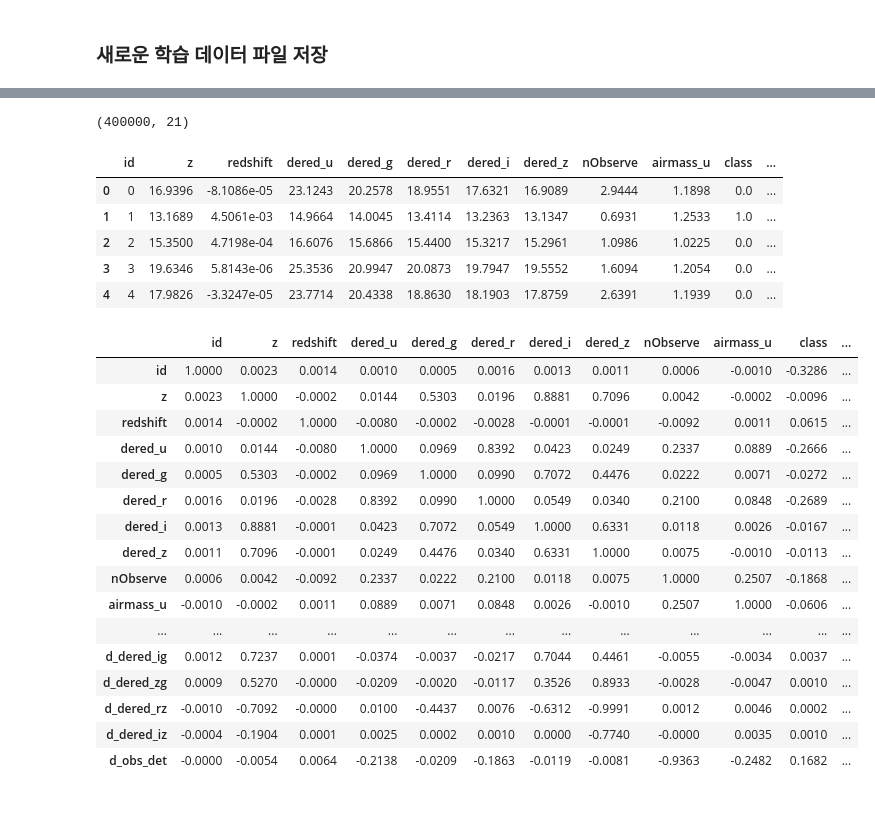
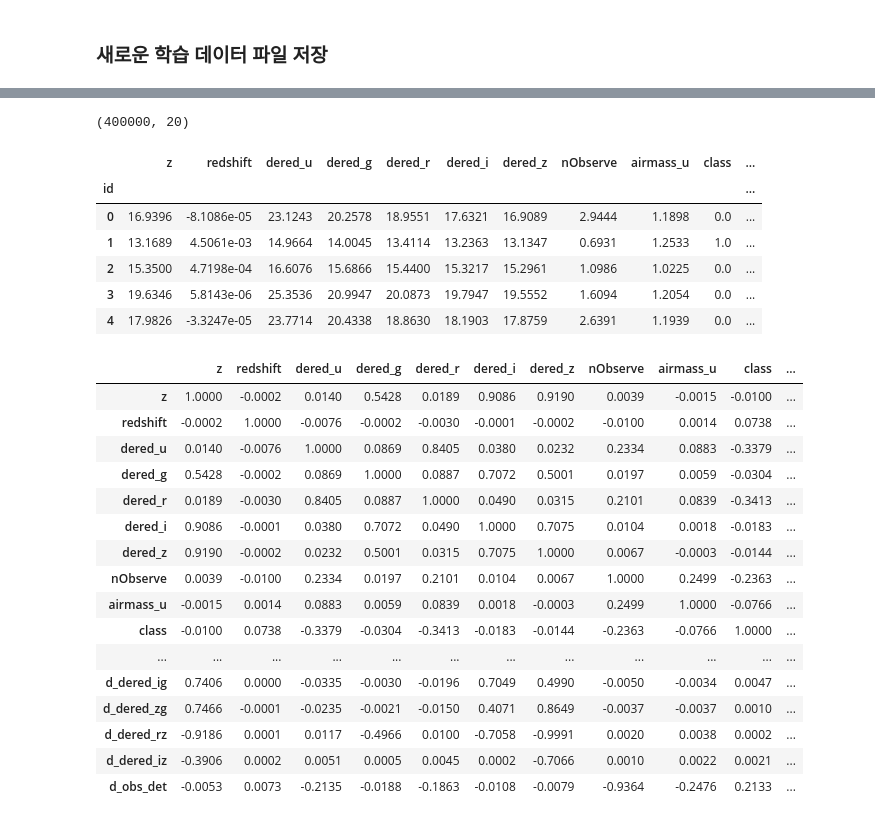
Before and after one commit to kaggler-tv/dku-kaggle-class, a Jupyter notebook: notebook/03-pandas-eda.ipynb, the cells around one changed output, grey strips where cells are left out. Cells and saved outputs as stored; diff of their text form; code cells hidden in the pictures.

```diff
--- a/notebook/03-pandas-eda.ipynb
+++ b/notebook/03-pandas-eda.ipynb
@@ -356,32 +355,33 @@ drwxr-xr-x  13 jeong  staff        416 Sep  6 22:22 ../
 # %%
-feature = pd.read_csv(feature_file)
+feature = pd.read_csv(feature_file, index_col=0)
 print(feature.shape)
 feature.head()
 # %% [output]
-(400000, 21)
+(400000, 20)
-|  | id | z | redshift | dered_u | dered_g | dered_r | dered_i | dered_z | nObserve | airmass_u | class | ... |
-| 0 | 0 | 16.9396 | -8.1086e-05 | 23.1243 | 20.2578 | 18.9551 | 17.6321 | 16.9089 | 2.9444 | 1.1898 | 0.0 | ... |
-| 1 | 1 | 13.1689 | 4.5061e-03 | 14.9664 | 14.0045 | 13.4114 | 13.2363 | 13.1347 | 0.6931 | 1.2533 | 1.0 | ... |
-| 2 | 2 | 15.3500 | 4.7198e-04 | 16.6076 | 15.6866 | 15.4400 | 15.3217 | 15.2961 | 1.0986 | 1.0225 | 0.0 | ... |
-| 3 | 3 | 19.6346 | 5.8143e-06 | 25.3536 | 20.9947 | 20.0873 | 19.7947 | 19.5552 | 1.6094 | 1.2054 | 0.0 | ... |
-| 4 | 4 | 17.9826 | -3.3247e-05 | 23.7714 | 20.4338 | 18.8630 | 18.1903 | 17.8759 | 2.6391 | 1.1939 | 0.0 | ... |
+|  | z | redshift | dered_u | dered_g | dered_r | dered_i | dered_z | nObserve | airmass_u | class | ... |
+| id |  |  |  |  |  |  |  |  |  |  | ... |
+| 0 | 16.9396 | -8.1086e-05 | 23.1243 | 20.2578 | 18.9551 | 17.6321 | 16.9089 | 2.9444 | 1.1898 | 0.0 | ... |
+| 1 | 13.1689 | 4.5061e-03 | 14.9664 | 14.0045 | 13.4114 | 13.2363 | 13.1347 | 0.6931 | 1.2533 | 1.0 | ... |
+| 2 | 15.3500 | 4.7198e-04 | 16.6076 | 15.6866 | 15.4400 | 15.3217 | 15.2961 | 1.0986 | 1.0225 | 0.0 | ... |
+| 3 | 19.6346 | 5.8143e-06 | 25.3536 | 20.9947 | 20.0873 | 19.7947 | 19.5552 | 1.6094 | 1.2054 | 0.0 | ... |
+| 4 | 17.9826 | -3.3247e-05 | 23.7714 | 20.4338 | 18.8630 | 18.1903 | 17.8759 | 2.6391 | 1.1939 | 0.0 | ... |
 # %%
-feature.corr().style.background_gradient()
+feature.loc[feature['class'] != -1].corr().style.background_gradient()
 # %% [output]
-|  | id | z | redshift | dered_u | dered_g | dered_r | dered_i | dered_z | nObserve | airmass_u | class | ... |
-| id | 1.0000 | 0.0023 | 0.0014 | 0.0010 | 0.0005 | 0.0016 | 0.0013 | 0.0011 | 0.0006 | -0.0010 | -0.3286 | ... |
-| z | 0.0023 | 1.0000 | -0.0002 | 0.0144 | 0.5303 | 0.0196 | 0.8881 | 0.7096 | 0.0042 | -0.0002 | -0.0096 | ... |
-| redshift | 0.0014 | -0.0002 | 1.0000 | -0.0080 | -0.0002 | -0.0028 | -0.0001 | -0.0001 | -0.0092 | 0.0011 | 0.0615 | ... |
-| dered_u | 0.0010 | 0.0144 | -0.0080 | 1.0000 | 0.0969 | 0.8392 | 0.0423 | 0.0249 | 0.2337 | 0.0889 | -0.2666 | ... |
-| dered_g | 0.0005 | 0.5303 | -0.0002 | 0.0969 | 1.0000 | 0.0990 | 0.7072 | 0.4476 | 0.0222 | 0.0071 | -0.0272 | ... |
-| dered_r | 0.0016 | 0.0196 | -0.0028 | 0.8392 | 0.0990 | 1.0000 | 0.0549 | 0.0340 | 0.2100 | 0.0848 | -0.2689 | ... |
-| dered_i | 0.0013 | 0.8881 | -0.0001 | 0.0423 | 0.7072 | 0.0549 | 1.0000 | 0.6331 | 0.0118 | 0.0026 | -0.0167 | ... |
-| dered_z | 0.0011 | 0.7096 | -0.0001 | 0.0249 | 0.4476 | 0.0340 | 0.6331 | 1.0000 | 0.0075 | -0.0010 | -0.0113 | ... |
-| nObserve | 0.0006 | 0.0042 | -0.0092 | 0.2337 | 0.0222 | 0.2100 | 0.0118 | 0.0075 | 1.0000 | 0.2507 | -0.1868 | ... |
-| airmass_u | -0.0010 | -0.0002 | 0.0011 | 0.0889 | 0.0071 | 0.0848 | 0.0026 | -0.0010 | 0.2507 | 1.0000 | -0.0606 | ... |
-| ... | ... | ... | ... | ... | ... | ... | ... | ... | ... | ... | ... | ... |
-| d_dered_ig | 0.0012 | 0.7237 | 0.0001 | -0.0374 | -0.0037 | -0.0217 | 0.7044 | 0.4461 | -0.0055 | -0.0034 | 0.0037 | ... |
-| d_dered_zg | 0.0009 | 0.5270 | -0.0000 | -0.0209 | -0.0020 | -0.0117 | 0.3526 | 0.8933 | -0.0028 | -0.0047 | 0.0010 | ... |
-| d_dered_rz | -0.0010 | -0.7092 | -0.0000 | 0.0100 | -0.4437 | 0.0076 | -0.6312 | -0.9991 | 0.0012 | 0.0046 | 0.0002 | ... |
-| d_dered_iz | -0.0004 | -0.1904 | 0.0001 | 0.0025 | 0.0002 | 0.0010 | 0.0000 | -0.7740 | -0.0000 | 0.0035 | 0.0010 | ... |
-| d_obs_det | -0.0000 | -0.0054 | 0.0064 | -0.2138 | -0.0209 | -0.1863 | -0.0119 | -0.0081 | -0.9363 | -0.2482 | 0.1682 | ... |
+|  | z | redshift | dered_u | dered_g | dered_r | dered_i | dered_z | nObserve | airmass_u | class | ... |
+| z | 1.0000 | -0.0002 | 0.0140 | 0.5428 | 0.0189 | 0.9086 | 0.9190 | 0.0039 | -0.0015 | -0.0100 | ... |
+| redshift | -0.0002 | 1.0000 | -0.0076 | -0.0002 | -0.0030 | -0.0001 | -0.0002 | -0.0100 | 0.0014 | 0.0738 | ... |
+| dered_u | 0.0140 | -0.0076 | 1.0000 | 0.0869 | 0.8405 | 0.0380 | 0.0232 | 0.2334 | 0.0883 | -0.3379 | ... |
+| dered_g | 0.5428 | -0.0002 | 0.0869 | 1.0000 | 0.0887 | 0.7072 | 0.5001 | 0.0197 | 0.0059 | -0.0304 | ... |
+| dered_r | 0.0189 | -0.0030 | 0.8405 | 0.0887 | 1.0000 | 0.0490 | 0.0315 | 0.2101 | 0.0839 | -0.3413 | ... |
+| dered_i | 0.9086 | -0.0001 | 0.0380 | 0.7072 | 0.0490 | 1.0000 | 0.7075 | 0.0104 | 0.0018 | -0.0183 | ... |
+| dered_z | 0.9190 | -0.0002 | 0.0232 | 0.5001 | 0.0315 | 0.7075 | 1.0000 | 0.0067 | -0.0003 | -0.0144 | ... |
+| nObserve | 0.0039 | -0.0100 | 0.2334 | 0.0197 | 0.2101 | 0.0104 | 0.0067 | 1.0000 | 0.2499 | -0.2363 | ... |
+| airmass_u | -0.0015 | 0.0014 | 0.0883 | 0.0059 | 0.0839 | 0.0018 | -0.0003 | 0.2499 | 1.0000 | -0.0766 | ... |
+| class | -0.0100 | 0.0738 | -0.3379 | -0.0304 | -0.3413 | -0.0183 | -0.0144 | -0.2363 | -0.0766 | 1.0000 | ... |
+| ... | ... | ... | ... | ... | ... | ... | ... | ... | ... | ... | ... |
+| d_dered_ig | 0.7406 | 0.0000 | -0.0335 | -0.0030 | -0.0196 | 0.7049 | 0.4990 | -0.0050 | -0.0034 | 0.0047 | ... |
+| d_dered_zg | 0.7466 | -0.0001 | -0.0235 | -0.0021 | -0.0150 | 0.4071 | 0.8649 | -0.0037 | -0.0037 | 0.0010 | ... |
+| d_dered_rz | -0.9186 | 0.0001 | 0.0117 | -0.4966 | 0.0100 | -0.7058 | -0.9991 | 0.0020 | 0.0038 | 0.0002 | ... |
+| d_dered_iz | -0.3906 | 0.0002 | 0.0051 | 0.0005 | 0.0045 | 0.0002 | -0.7066 | 0.0010 | 0.0022 | 0.0021 | ... |
+| d_obs_det | -0.0053 | 0.0073 | -0.2135 | -0.0188 | -0.1863 | -0.0108 | -0.0079 | -0.9364 | -0.2476 | 0.2133 | ... |
```
Also changed, not shown: parts of 4 cells of this notebook, 1 other file.
